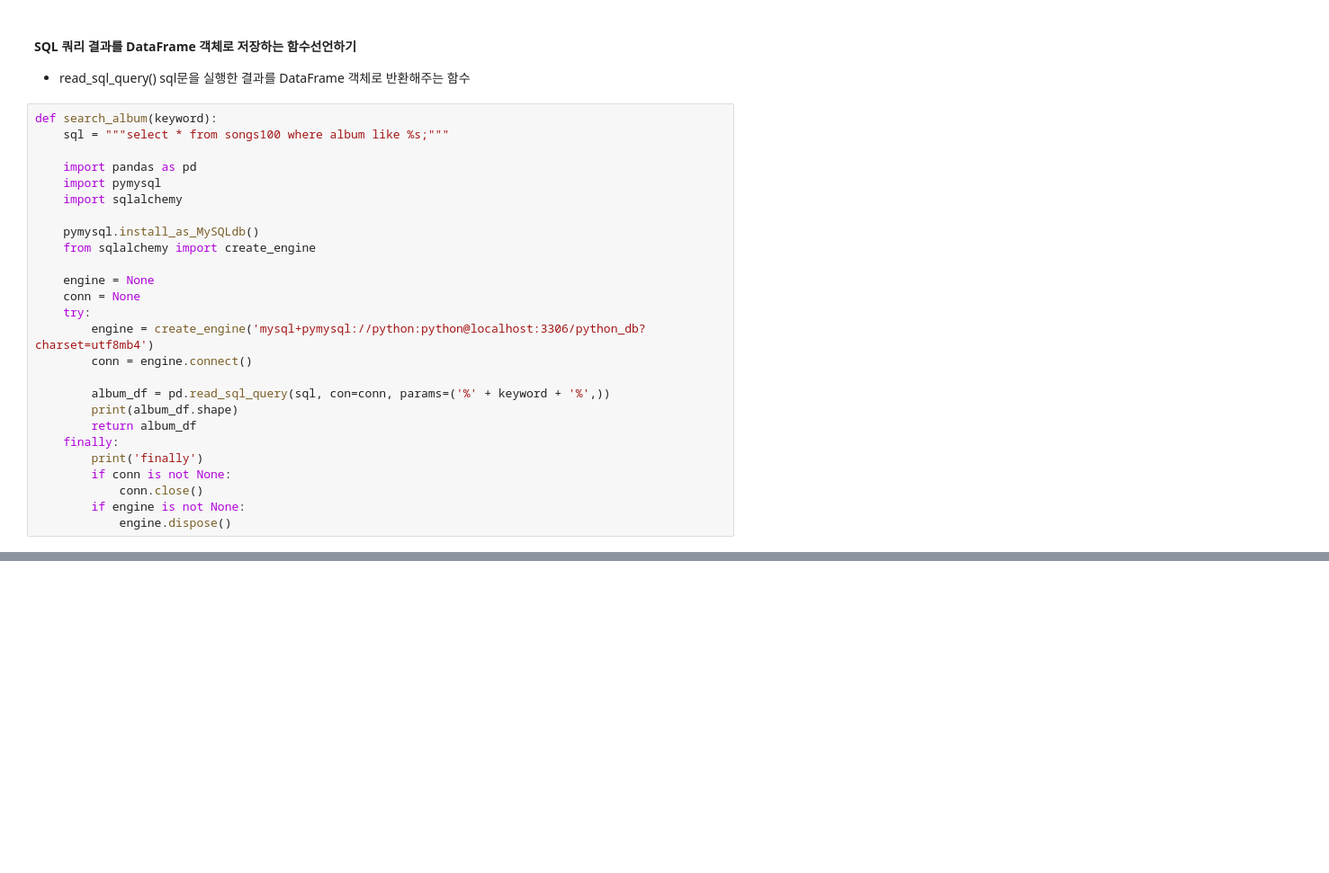
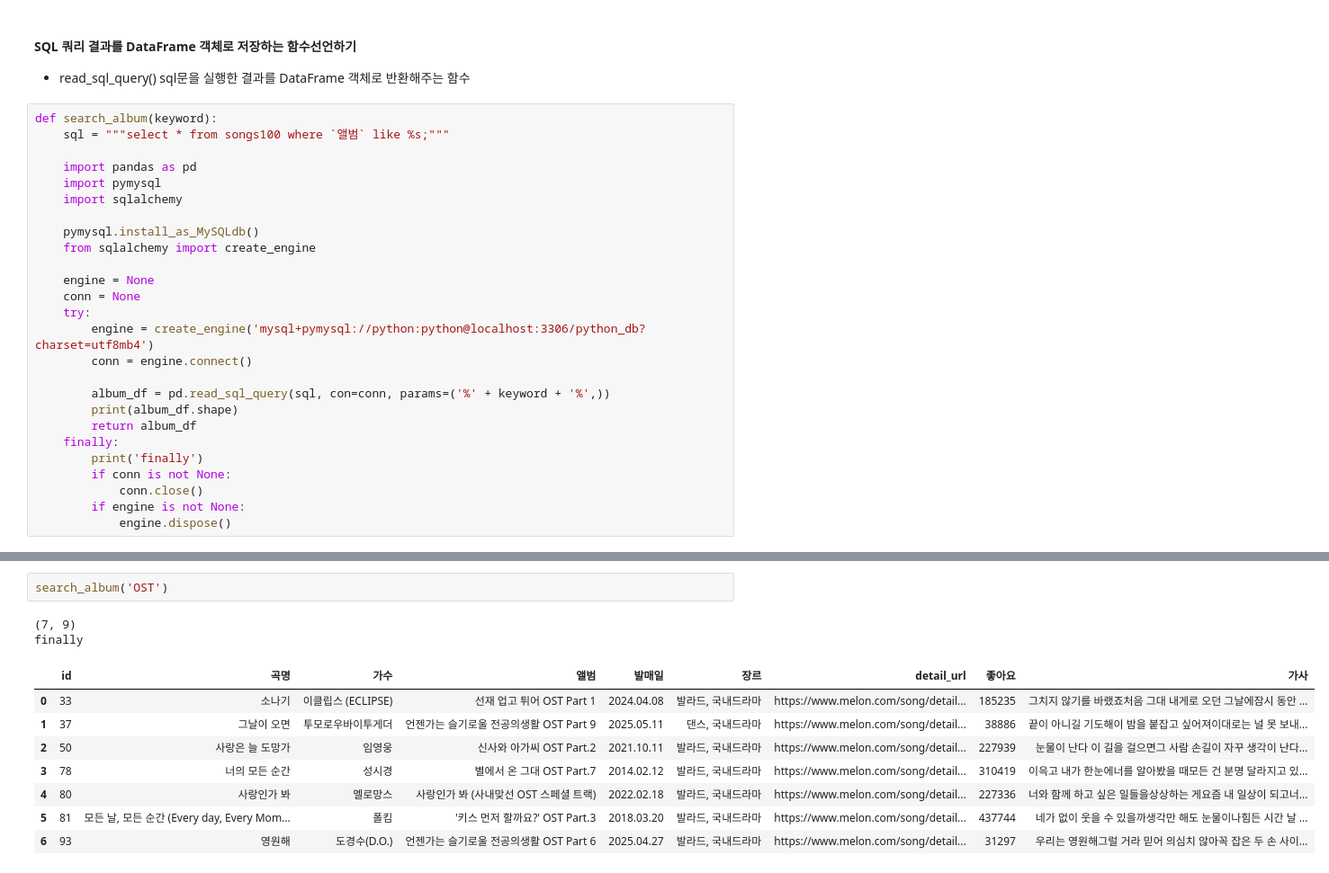
Before and after one commit to cooperear/Python_Webscraping_Analysis, a Jupyter notebook: 04.Melon100차트_데이터파싱_DB저장.ipynb, the cells around one changed output, grey strips where cells are left out. Shown: that part at 90% size. Saved outputs shown, nothing was run; the diff lists cells and outputs as text; blank space fills up the shorter version.

```diff
--- a/04.Melon100차트_데이터파싱_DB저장.ipynb
+++ b/04.Melon100차트_데이터파싱_DB저장.ipynb
@@ -516,7 +525,7 @@ table_df.head(3)
 * read_sql_query() sql문을 실행한 결과를 DataFrame 객체로 반환해주는 함수
 # %%
 def search_album(keyword):
-    sql = """select * from songs100 where album like %s;"""
+    sql = """select * from songs100 where `앨범` like %s;"""
 
     import pandas as pd
     import pymysql
@@ -554,0 +552,13 @@ finally
+# %%
+search_album('OST')
+# %% [output]
+(7, 9)
+finally
+|  | id | 곡명 | 가수 | 앨범 | 발매일 | 장르 | detail_url | 좋아요 | 가사 |
+| 0 | 33 | 소나기 | 이클립스 (ECLIPSE) | 선재 업고 튀어 OST Part 1 | 2024.04.08 | 발라드, 국내드라마 | https://www.melon.com/song/detail... | 185235 | 그치지 않기를 바랬죠처음 그대 내게로 오던 그날에잠시 동안 ... |
+| 1 | 37 | 그날이 오면 | 투모로우바이투게더 | 언젠가는 슬기로울 전공의생활 OST Part 9 | 2025.05.11 | 댄스, 국내드라마 | https://www.melon.com/song/detail... | 38886 | 끝이 아니길 기도해이 밤을 붙잡고 싶어져이대로는 널 못 보내... |
+| 2 | 50 | 사랑은 늘 도망가 | 임영웅 | 신사와 아가씨 OST Part.2 | 2021.10.11 | 발라드, 국내드라마 | https://www.melon.com/song/detail... | 227939 | 눈물이 난다 이 길을 걸으면그 사람 손길이 자꾸 생각이 난다... |
+| 3 | 78 | 너의 모든 순간 | 성시경 | 별에서 온 그대 OST Part.7 | 2014.02.12 | 발라드, 국내드라마 | https://www.melon.com/song/detail... | 310419 | 이윽고 내가 한눈에너를 알아봤을 때모든 건 분명 달라지고 있... |
+| 4 | 80 | 사랑인가 봐 | 멜로망스 | 사랑인가 봐 (사내맞선 OST 스페셜 트랙) | 2022.02.18 | 발라드, 국내드라마 | https://www.melon.com/song/detail... | 227336 | 너와 함께 하고 싶은 일들을상상하는 게요즘 내 일상이 되고너... |
+| 5 | 81 | 모든 날, 모든 순간 (Every day, Every Mom... | 폴킴 | '키스 먼저 할까요?' OST Part.3 | 2018.03.20 | 발라드, 국내드라마 | https://www.melon.com/song/detail... | 437744 | 네가 없이 웃을 수 있을까생각만 해도 눈물이나힘든 시간 날 ... |
+| 6 | 93 | 영원해 | 도경수(D.O.) | 언젠가는 슬기로울 전공의생활 OST Part 6 | 2025.04.27 | 발라드, 국내드라마 | https://www.melon.com/song/detail... | 31297 | 우리는 영원해그럴 거라 믿어 의심치 않아꼭 잡은 두 손 사이... |
```
Also changed, not shown: parts of 23 cells of this notebook, 1 other file.
